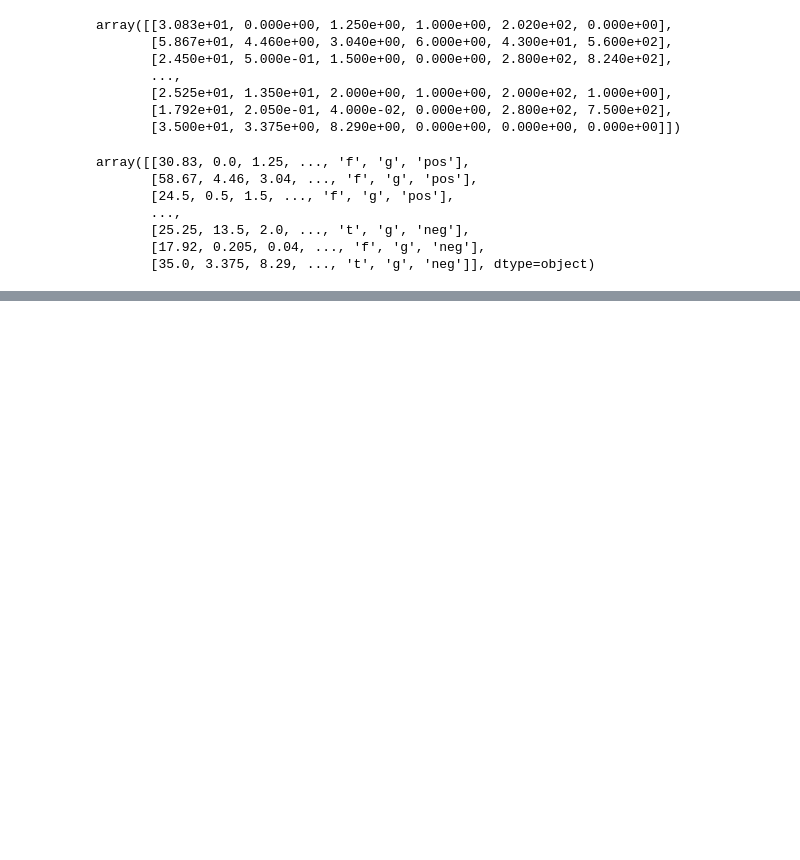
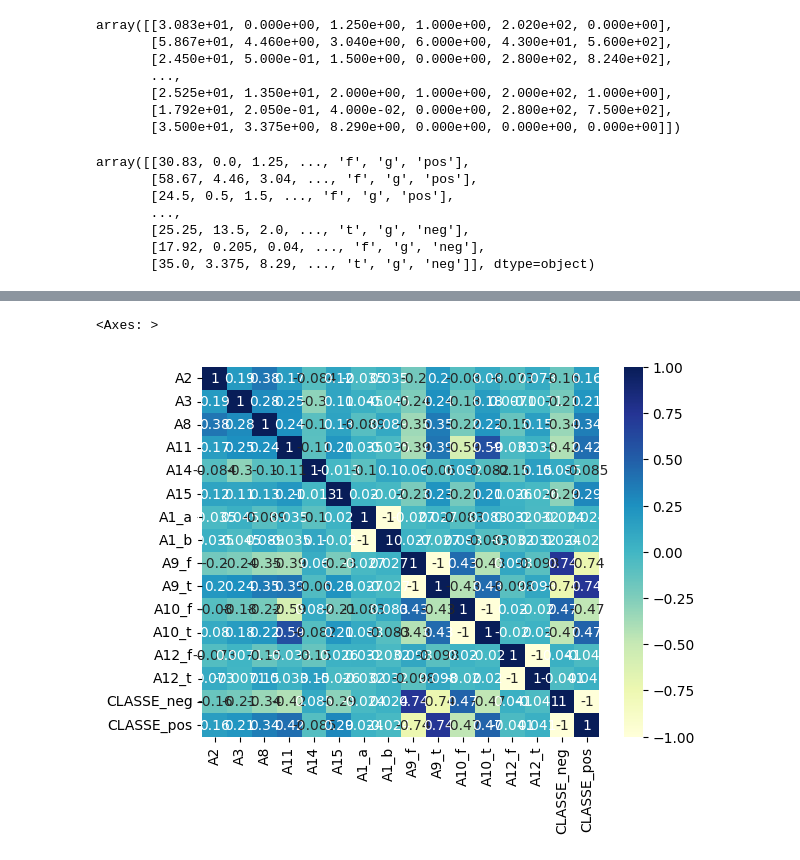
Before and after one commit to GabrielPereira146/Machine-LearningPython, a Jupyter notebook: DataExploration.ipynb, the cells around one changed output, grey strips where cells are left out. Saved outputs shown, nothing was run; the diff lists cells and outputs as text; code cells hidden in the pictures; blank space fills up the shorter version.

```diff
--- a/DataExploration.ipynb
+++ b/DataExploration.ipynb
@@ -332,0 +356,3 @@ sns.boxplot(x='Sintoma', y='Peso', data=data, showmeans=True)
+# %%
+anomalias_df = data_final[data_final['anomalias'] == -1]
+anomalias_df
@@ -332,0 +377,9 @@ sns.boxplot(x='Sintoma', y='Peso', data=data, showmeans=True)
+# %%
+import pandas as pd
+
+indice = anomalias_df.index.values
+print('Outliers')
+print(indice)
+data_final = data_final.drop('anomalias', axis=1)
+data_final = data_final.drop(indice)
+data_final
@@ -332,0 +423,7 @@ sns.boxplot(x='Sintoma', y='Peso', data=data, showmeans=True)
+# %%
+import seaborn as sns
+
+sns.heatmap(data_final.corr(), annot=True, cmap='YlGnBu')
+# %% [output]
+<Axes: >
+[figure, added]
```
Also changed, not shown: parts of 40 cells of this notebook, 1 other file.
